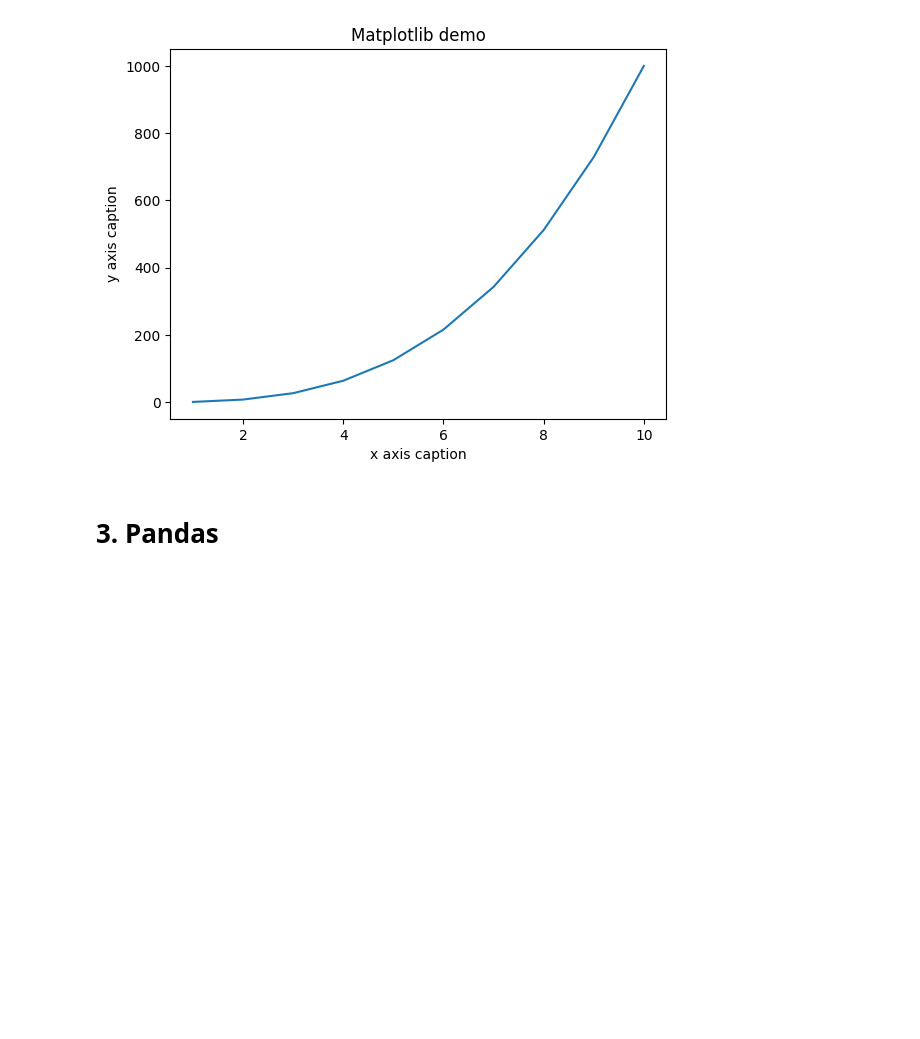
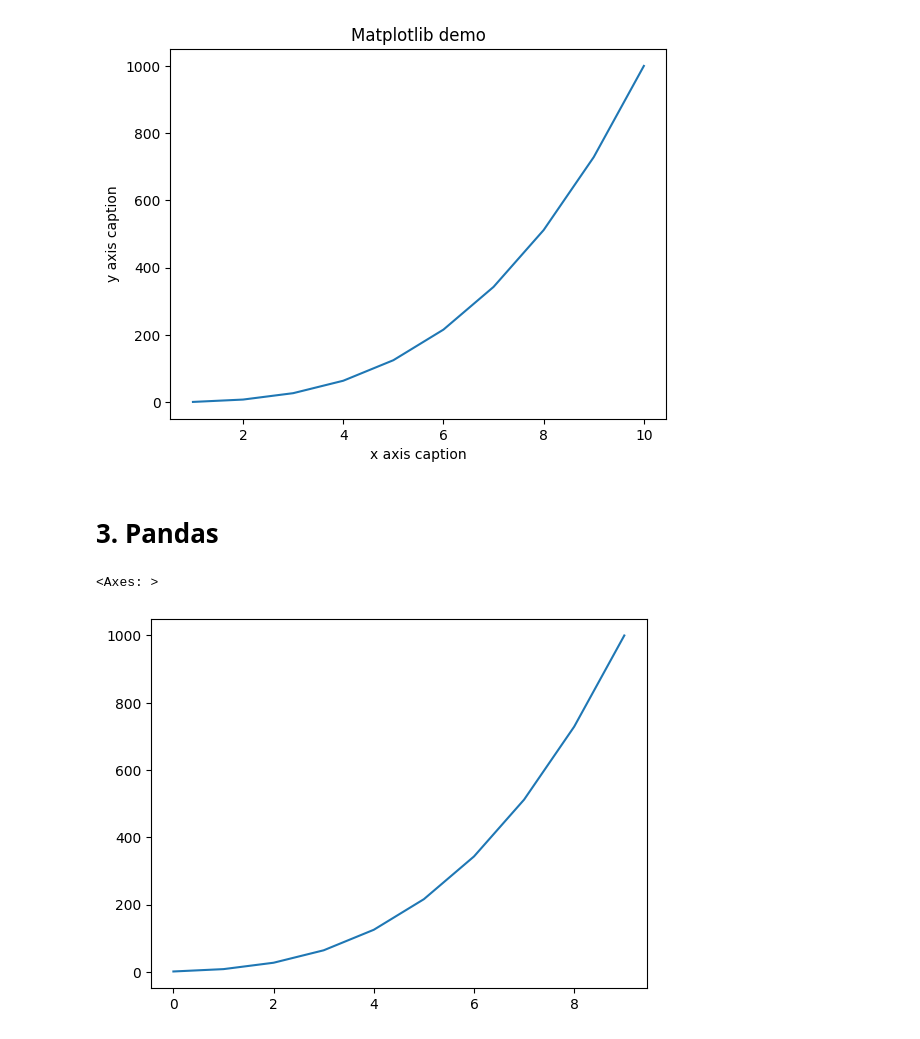
Before and after one commit to tewei0328/teach-programming, a Jupyter notebook: plot.ipynb, the cells around one changed output. Drawn from its saved outputs; the diff is of its cells as text; code cells hidden in the pictures; blank space fills up the shorter version.

```diff
--- a/plot.ipynb
+++ b/plot.ipynb
@@ -34,3 +34,10 @@ plt.show()
 # 3. Pandas
 # %%
 import pandas as pd
+# %%
+series = pd.Series(y)
+# %%
+series.plot()
+# %% [output]
+<Axes: >
+[figure, added]
```
Also changed, not shown: parts of 1 cell of this notebook.
